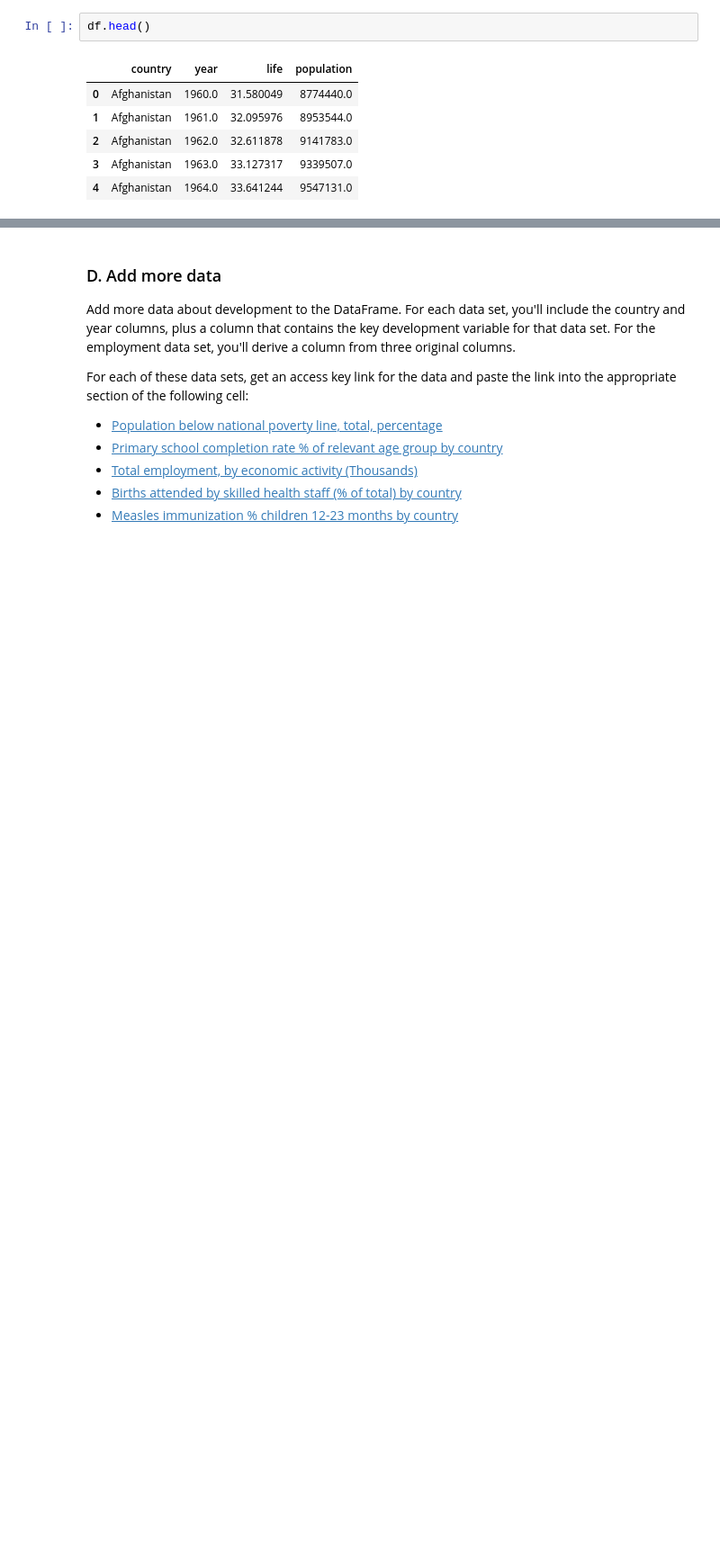
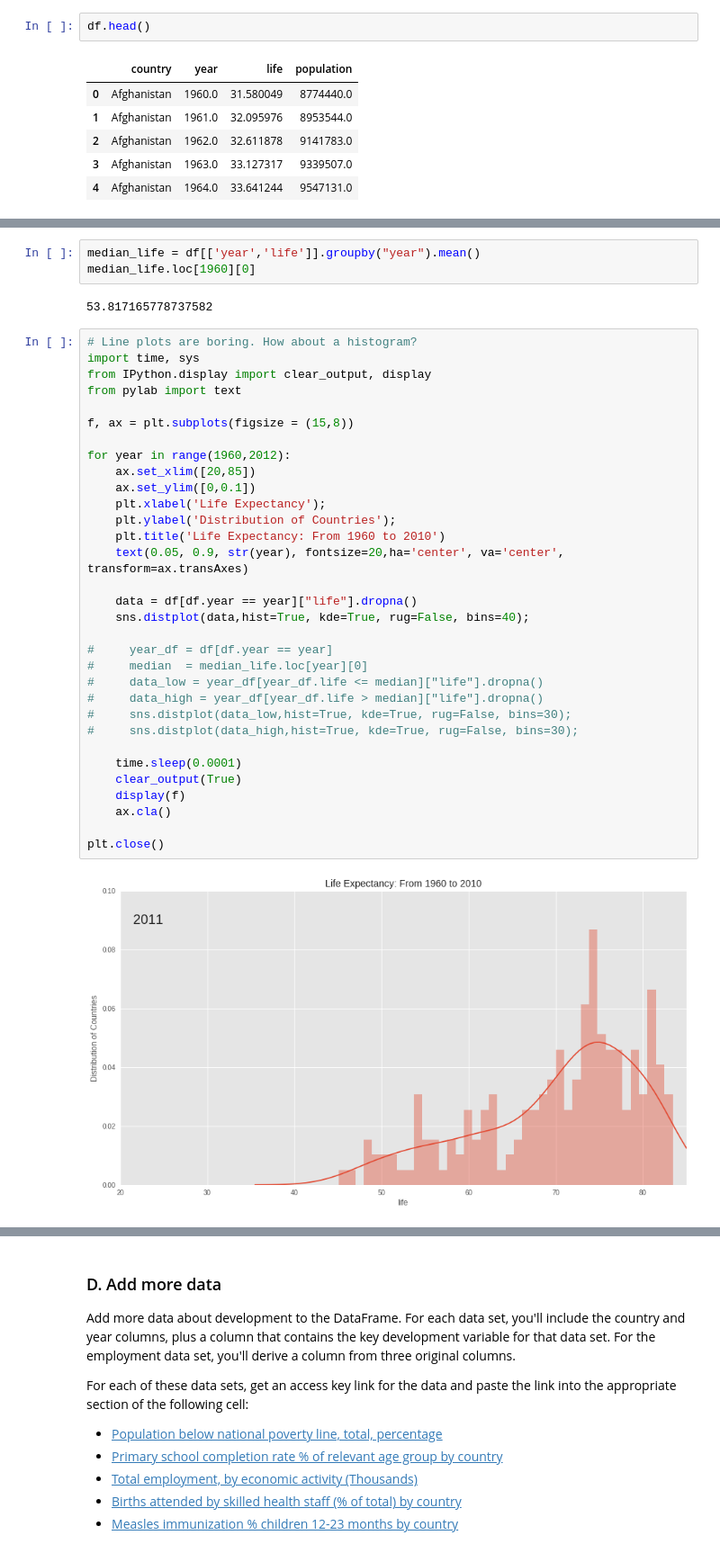
Before and after one commit to JustinTTL/Playing-with-Pandas, a Jupyter notebook: Analyze open data sets with pandas DataFrames.ipynb, the cells around one changed output, grey strips where cells are left out. Shown: that part at 90% size. Saved outputs shown, nothing was run; the diff lists cells and outputs as text; blank space fills up the shorter version.

```diff
--- a/Analyze open data sets with pandas DataFrames.ipynb
+++ b/Analyze open data sets with pandas DataFrames.ipynb
@@ -204,0 +290,39 @@ avg_df_trim.plot.scatter(x='population', y='life', s=avg_df['population']*0.0000
+# %%
+median_life = df[['year','life']].groupby("year").mean()
+median_life.loc[1960][0]
+# %% [output]
+53.817165778737582
+# %%
+# Line plots are boring. How about a histogram?
+import time, sys
+from IPython.display import clear_output, display
+from pylab import text
+
+f, ax = plt.subplots(figsize = (15,8))
+
+for year in range(1960,2012):
+    ax.set_xlim([20,85])
+    ax.set_ylim([0,0.1])
+    plt.xlabel('Life Expectancy');
+    plt.ylabel('Distribution of Countries');
+    plt.title('Life Expectancy: From 1960 to 2010')
+    text(0.05, 0.9, str(year), fontsize=20,ha='center', va='center', transform=ax.transAxes)
+
+    data = df[df.year == year]["life"].dropna()
+    sns.distplot(data,hist=True, kde=True, rug=False, bins=40);
+
+#     year_df = df[df.year == year]
+#     median  = median_life.loc[year][0]
+#     data_low = year_df[year_df.life <= median]["life"].dropna()
+#     data_high = year_df[year_df.life > median]["life"].dropna()
+#     sns.distplot(data_low,hist=True, kde=True, rug=False, bins=30);
+#     sns.distplot(data_high,hist=True, kde=True, rug=False, bins=30);
+
+    time.sleep(0.0001)
+    clear_output(True)
+    display(f)
+    ax.cla()
+
+plt.close()
+# %% [output]
+[figure, added]
```
Also changed, not shown: parts of 33 cells of this notebook.
